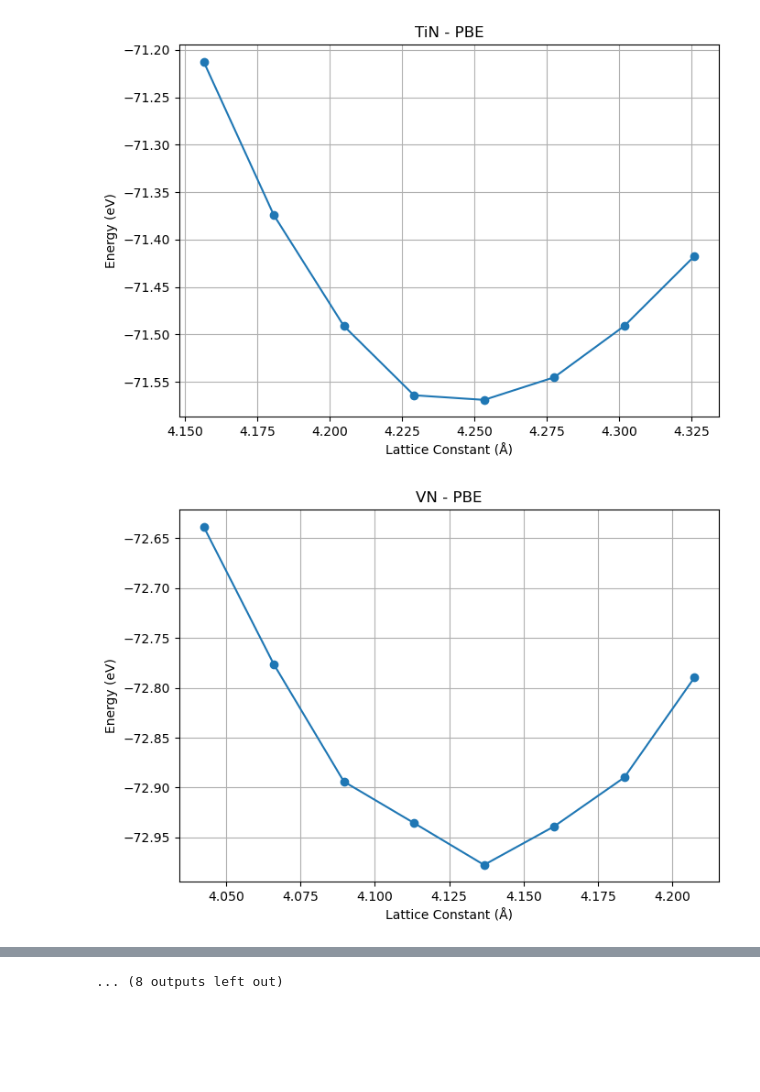
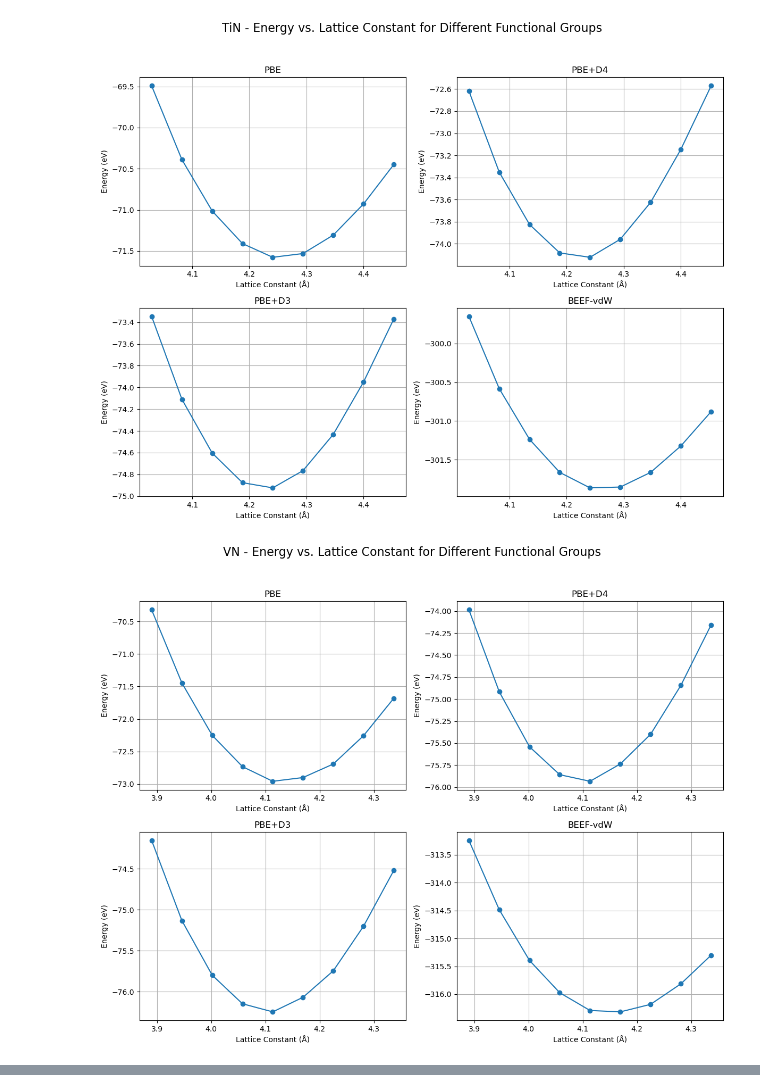
Before and after one commit to ameerracle/GPAW_MN, a Jupyter notebook: crystal/EOS.ipynb, the cells around one changed output, grey strips where cells are left out. Saved outputs shown, nothing was run; the diff lists cells and outputs as text; code cells hidden in the pictures; blank space fills up the shorter version.

```diff
--- a/crystal/EOS.ipynb
+++ b/crystal/EOS.ipynb
@@ -1,31 +1,47 @@
 # %%
 import pandas as pd
 import matplotlib.pyplot as plt
 
 # List your 4 CSV files here
 csv_files = ['pbe_results.csv', 'pbe_d4_results.csv', 'pbe_d3_results.csv', 'beef_vdw_results.csv']
 
 # Read and concatenate all data
 dfs = [pd.read_csv(f) for f in csv_files]
 data = pd.concat(dfs, ignore_index=True)
 
-# Get unique Material-Functional pairs
-mat_func_pairs = data[['Material', 'Functional']].drop_duplicates()
+# Get unique materials (metals in your case)
+unique_materials = data['Material'].unique()
 
-# Plot for each Material and Functional
-for _, row in mat_func_pairs.iterrows():
-    mat = row['Material']
-    func = row['Functional']
-    subset = data[(data['Material'] == mat) & (data['Functional'] == func)]
+# Get unique functional groups
+unique_functional_groups = data['Functional'].unique()
 
-    plt.figure(figsize=(7,5))
-    plt.plot(subset['Lattice_Constant'], subset['Energy'], marker='o', linestyle='-')
-    plt.xlabel('Lattice Constant (Å)')
-    plt.ylabel('Energy (eV)')
-    plt.title(f'{mat} - {func}')
-    plt.grid(True)
-    plt.tight_layout()
+# Plot for each material
+for mat in unique_materials:
+    # Create a figure and a set of subplots for the current material
+    # We'll use 2x2 grid for 4 subplots
+    fig, axes = plt.subplots(2, 2, figsize=(12, 10))
+    fig.suptitle(f'{mat} - Energy vs. Lattice Constant for Different Functional Groups', fontsize=16)
+
+    # Flatten the axes array for easy iteration
+    axes = axes.flatten()
+
+    # Iterate through unique functional groups and plot on subplots
+    for i, func in enumerate(unique_functional_groups):
+        subset = data[(data['Material'] == mat) & (data['Functional'] == func)]
+
+        # Check if there's data for this material and functional group
+        if not subset.empty:
+            axes[i].plot(subset['Lattice_Constant'], subset['Energy'], marker='o', linestyle='-')
+            axes[i].set_xlabel('Lattice Constant (Å)')
+            axes[i].set_ylabel('Energy (eV)')
+            axes[i].set_title(f'{func}')
+            axes[i].grid(True)
+        else:
+            # If no data, you might want to hide the subplot or add a placeholder text
+            axes[i].set_visible(False) # Hides the subplot if no data
+
+    plt.tight_layout(rect=[0, 0.03, 1, 0.95]) # Adjust layout to prevent title overlap
     plt.show()
 # %% [output]
-[figure, old version]
+[figure, new version]
-[figure, old version]
+[figure, new version]
@@ -42 +50,0 @@ for _, row in mat_func_pairs.iterrows():
-... (8 outputs left out)
```
Also changed, not shown: parts of 4 cells of this notebook, 30 other files.
